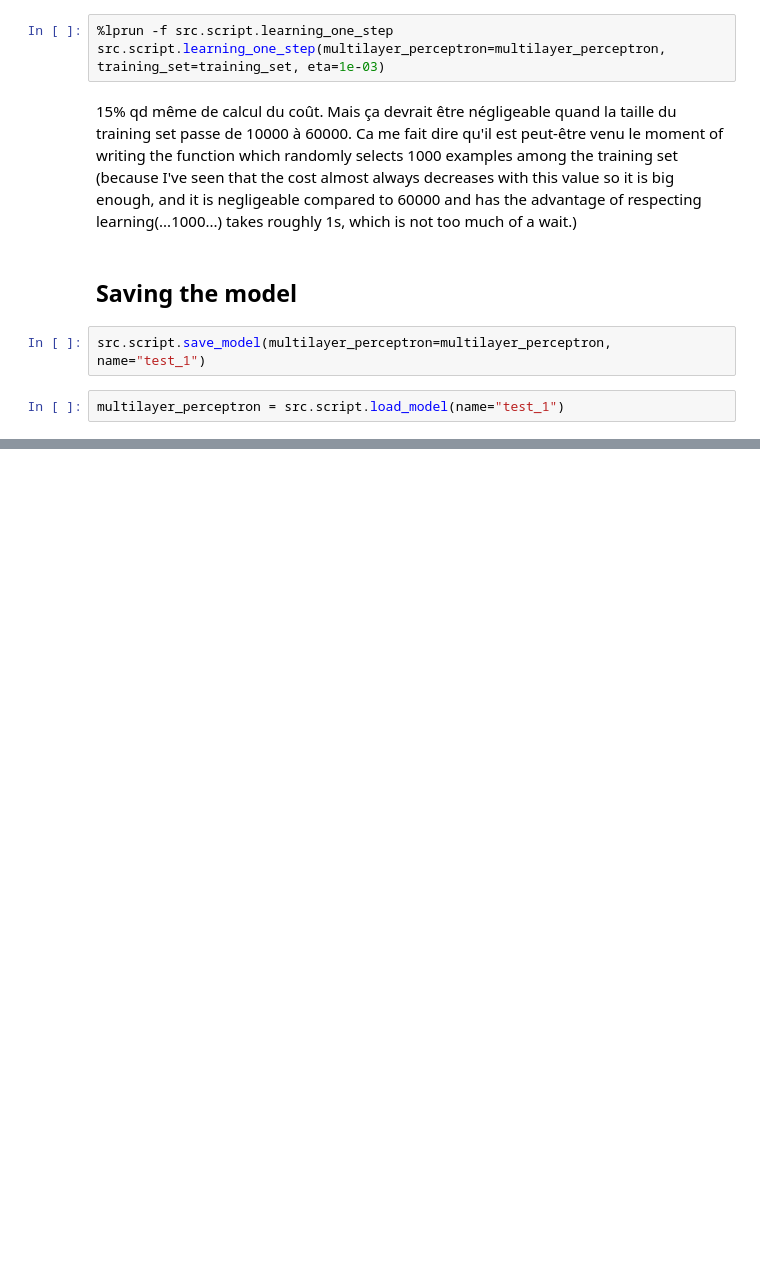
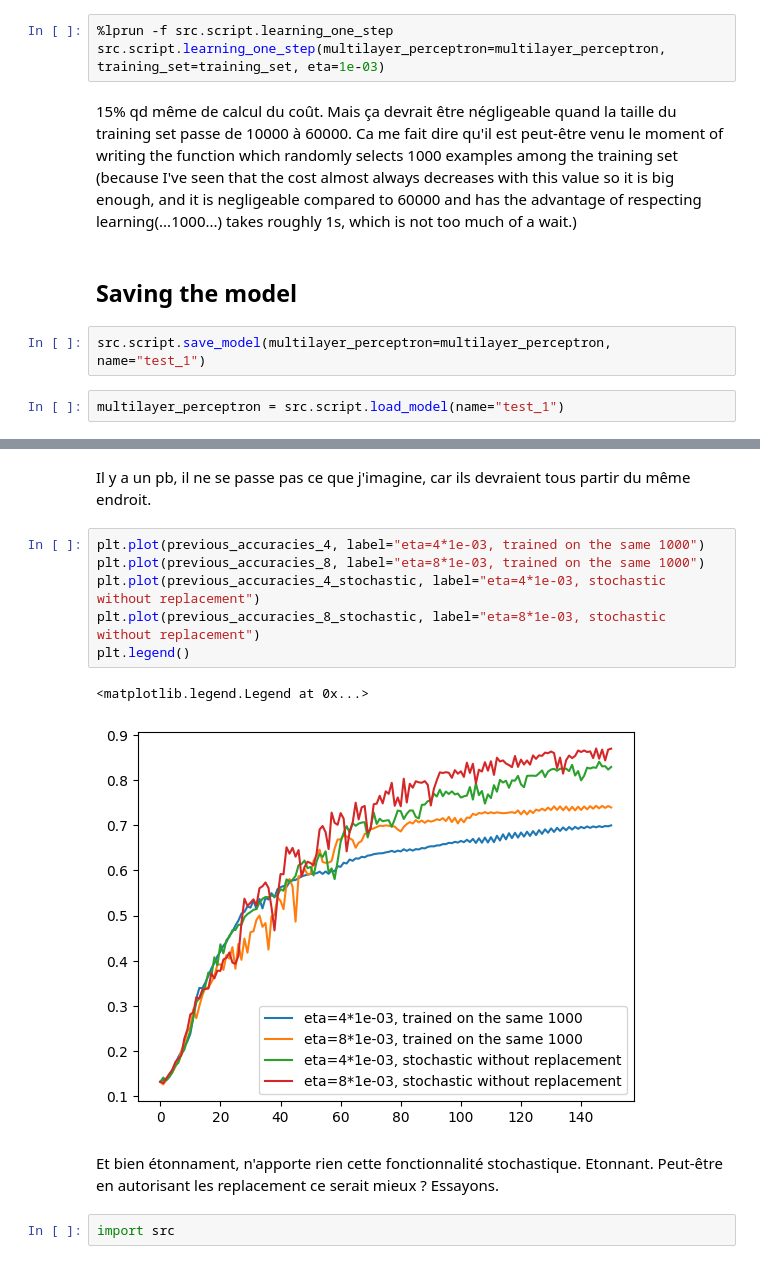
Before and after one commit to lucasabuela/my_first_nn, a Jupyter notebook: playground.ipynb, the cells around one changed output, grey strips where cells are left out. Saved outputs shown, nothing was run; the diff lists cells and outputs as text; blank space fills up the shorter version.

```diff
--- a/playground.ipynb
+++ b/playground.ipynb
@@ -79,0 +136,15 @@ print(src.script.accuracy(multilayer_perceptron=multilayer_perceptron, test_set=
+# %% [markdown]
+Il y a un pb, il ne se passe pas ce que j'imagine, car ils devraient tous partir du même endroit.
+# %%
+plt.plot(previous_accuracies_4, label="eta=4*1e-03, trained on the same 1000")
+plt.plot(previous_accuracies_8, label="eta=8*1e-03, trained on the same 1000")
+plt.plot(previous_accuracies_4_stochastic, label="eta=4*1e-03, stochastic without replacement")
+plt.plot(previous_accuracies_8_stochastic, label="eta=8*1e-03, stochastic without replacement")
+plt.legend()
+# %% [output]
+<matplotlib.legend.Legend at 0x...>
+[figure, added]
+# %% [markdown]
+Et bien étonnament, n'apporte rien cette fonctionnalité stochastique. Etonnant. Peut-être en autorisant les replacement ce serait mieux ? Essayons.
+# %%
+import src
```
Also changed, not shown: parts of 22 cells of this notebook, 9 other files.
